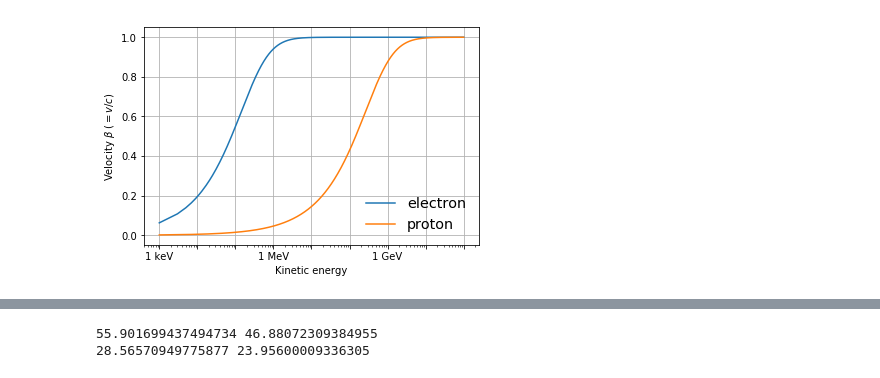
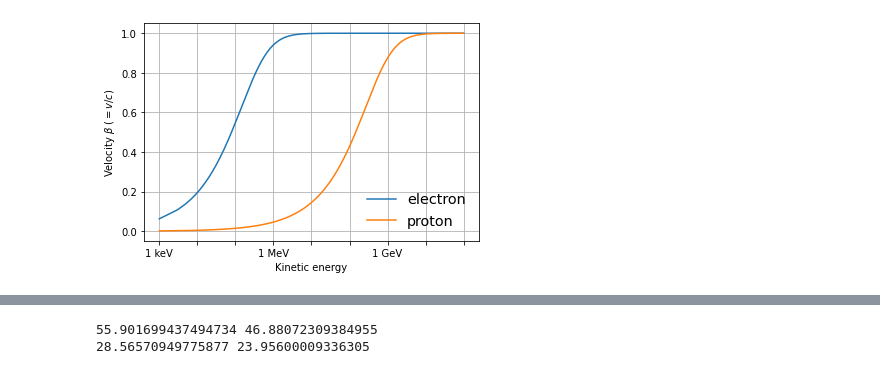
Before and after one commit to esuwaishi/IRoHa, a Jupyter notebook: IRoHa.ipynb, the cells around one changed output, grey strips where cells are left out. Drawn from its saved outputs; the diff is of its cells as text; code cells hidden in the pictures.

```diff
--- a/IRoHa.ipynb
+++ b/IRoHa.ipynb
@@ -6,30 +5,30 @@ import longitudinal as lde
 # %%
 fig, ax = plt.subplots()
 
 E0_e = 0.5109989461e6
 E0_p = 938e6
 
 Ek = np.linspace(1e3, 1e11, 50000000)
 
 beta_e = np.sqrt(1 - 1/(1 + Ek/E0_e)**2)
 beta_p = np.sqrt(1 - 1/(1 + Ek/E0_p)**2)
 
 ax.semilogx(Ek, beta_e, label='electron')
 ax.semilogx(Ek, beta_p, label='proton')
 ax.set_xlabel('Kinetic energy')
 ax.set_ylabel(r"Velocity $\beta\; (=v/c)$")
 ax.set_xticks([1e3, 1e4, 1e5, 1e6, 1e7, 1e8, 1e9, 1e10, 1e11])
-ax.set_xticklabels(["1 keV", "", "", "1 MeV", "", "", "1 GeV", "", "",""])
+ax.set_xticklabels(["1 keV", "", "", "1 MeV", "", "", "1 GeV", "", ""])
 
 ax.grid()
 ax.legend().get_frame().set_alpha(0.6)
 ax.legend(loc='lower right', fontsize='x-large', frameon=False)
 
 fig.savefig("velocity.pdf", transparent=True)
 
 plt.show()
 # %% [output]
-[figure, old version]
+[figure, new version]
 # %%
 delta = 0.025
 x = np.arange(-1.5*np.pi, 1.5*np.pi, delta)
```
Also changed, not shown: parts of 5 cells of this notebook.
